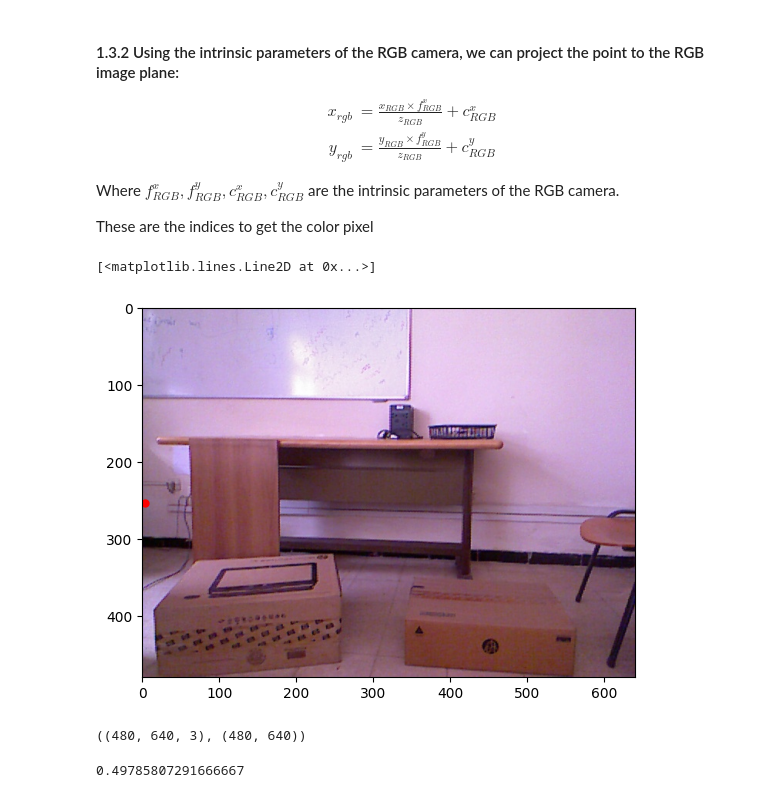
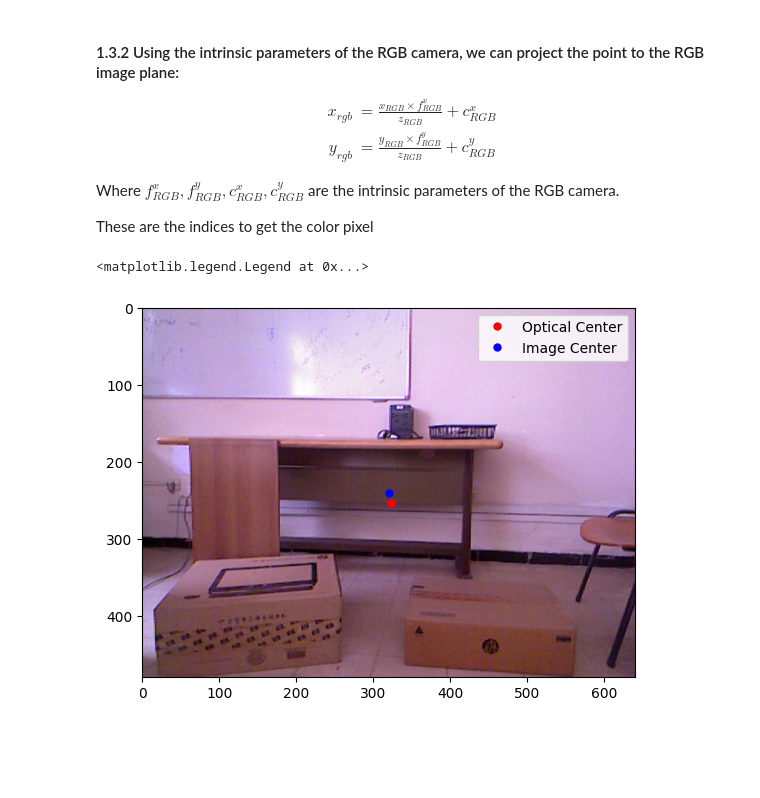
Before and after one commit to RishitSingh10/PointCloud, a Jupyter notebook: point_cloud_from_depth.ipynb, the cells around one changed output. Saved outputs shown, nothing was run; the diff lists cells and outputs as text; code cells hidden in the pictures; blank space fills up the shorter version.

```diff
--- a/point_cloud_from_depth.ipynb
+++ b/point_cloud_from_depth.ipynb
@@ -241,14 +250,16 @@ These are the indices to get the color pixel
 # RGB camera intrinsic Parameters:
 FX_RGB = 5.1885790117450188e+02
 FY_RGB = 5.1946961112127485e+02
-CX_RGB = 3.2558244941119034e+0
+CX_RGB = 3.2558244941119034e+0 + w/2
 CY_RGB = 2.5373616633400465e+02
 # %%
 plt.imshow(rgb_image)
-plt.plot([CX_RGB], [CY_RGB], 'ro', markersize=5)
+plt.plot([CX_RGB], [CY_RGB], 'ro', markersize=5, label = "Optical Center")
+plt.plot([w/2], [h/2], 'bo', markersize=5, label = "Image Center")
+plt.legend()
 # %% [output]
-[<matplotlib.lines.Line2D at 0x...>]
+<matplotlib.legend.Legend at 0x...>
-[figure, old version]
+[figure, new version]
 # %%
 def perspective_projection(X, FX, FY, CX, CY):
     """
@@ -262,10 +273,6 @@ def perspective_projection(X, FX, FY, CX, CY):
     v = int((FY * y) / z + CY)
 
     return [u, v]
-# %%
-rgb_image.shape, depth_image.shape
-# %% [output]
-((480, 640, 3), (480, 640))
 # %%
 # Putting it all together:
 colors = []
@@ -289,15 +298,6 @@ for i in range(h):
             colors.append([0, 0, 0])
 
         pcd.append([x, y, z])
-# %%
-count = 0
-
-for i in range(len(colors)):
-    if colors[i][0] == 0 and colors[i][1] == 0 and colors[i][2] == 0:
-        count += 1
-count/len(colors)
-# %% [output]
-0.49785807291666667
 # %%
 # Convert to Open3D.PointCLoud:
 pcd_o3d = o3d.geometry.PointCloud()  # create a point cloud object
```
Also changed, not shown: parts of 10 cells of this notebook.
